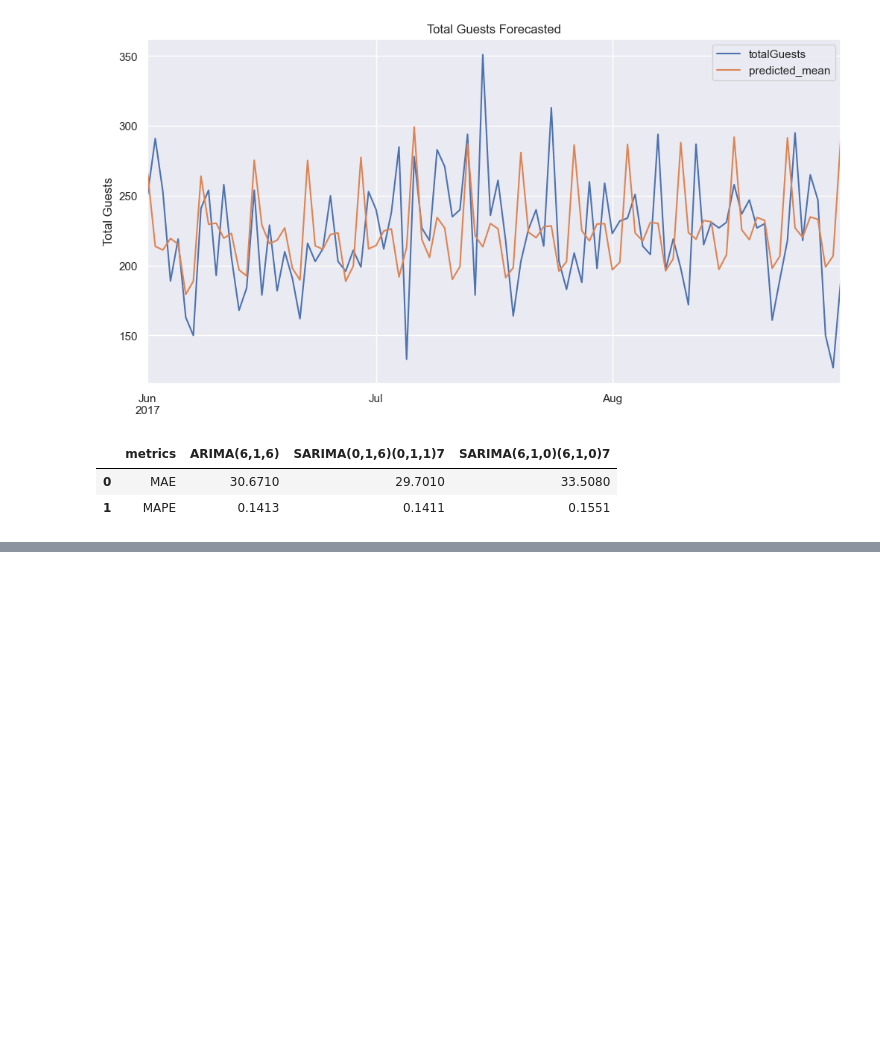
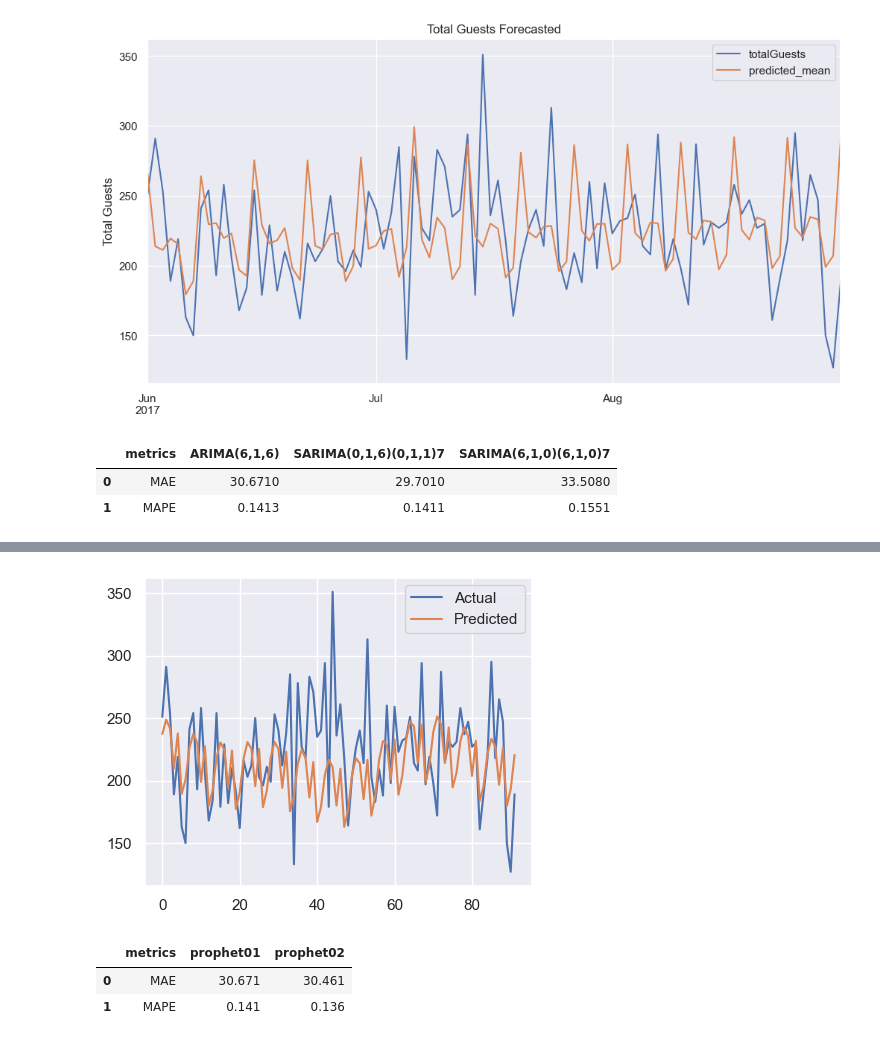
Before and after one commit to vikramkhandelwal07/Hotel-Demand-forecasting, a Jupyter notebook: main.ipynb, the cells around one changed output, grey strips where cells are left out. Cells and saved outputs as stored; diff of their text form; code cells hidden in the pictures; blank space fills up the shorter version.

```diff
--- a/main.ipynb
+++ b/main.ipynb
@@ -807,0 +968,3 @@ dfArimaResults
+# %%
+futureDataFrame = prophetModel.make_future_dataframe(periods=90)
+forecastDataFrame = prophetModel.predict(futureDataFrame)
@@ -807,0 +975,3 @@ dfArimaResults
+# %%
+dfMerge = pd.merge(numberOfGuestsDaily, forecastDataFrame[['ds', 'yhat_lower', 'yhat_upper', 'yhat']], on='ds')
+dfMerge = dfMerge[['ds', 'yhat_lower', 'yhat_upper', 'yhat', 'y']]
@@ -807,0 +991,8 @@ dfArimaResults
+# %%
+# Plot expected vs actual
+plt.plot(yTrue, label='Actual')
+plt.plot(yPred, label='Predicted')
+plt.legend()
+plt.show()
+# %% [output]
+[figure, added]
@@ -807,0 +1005,10 @@ dfArimaResults
+# %%
+pd.DataFrame({
+    'metrics': ['MAE', 'MAPE'],
+    'prophet01': metricsProphet01,
+    'prophet02': metricsProphet02,
+})
+# %% [output]
+|  | metrics | prophet01 | prophet02 |
+| 0 | MAE | 30.671 | 30.461 |
+| 1 | MAPE | 0.141 | 0.136 |
```
Also changed, not shown: parts of 53 cells of this notebook, 1 other file.
